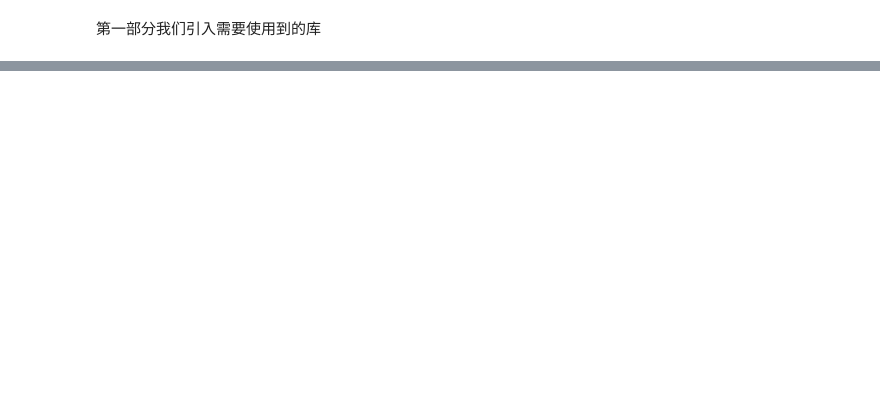
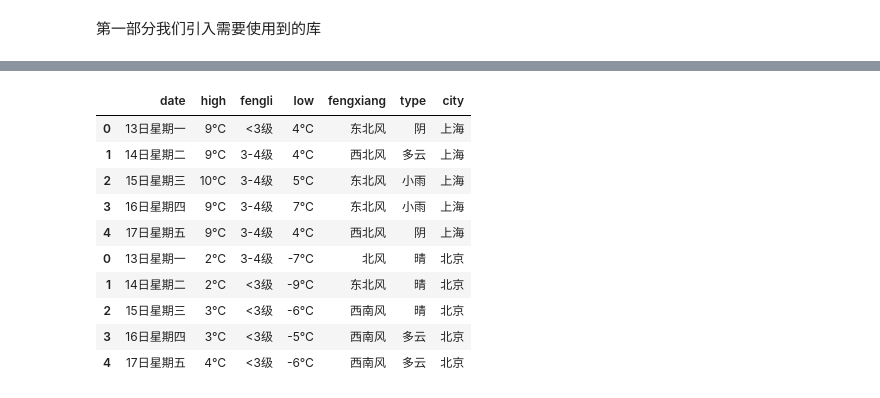
Before and after one commit to snowhyzhang/ml-landing, a Jupyter notebook: Chp 1 - data_source.ipynb, the cells around one changed output, grey strips where cells are left out. Drawn from its saved outputs; the diff is of its cells as text; code cells hidden in the pictures; blank space fills up the shorter version.

```diff
--- a/Chp 1 - data_source.ipynb
+++ b/Chp 1 - data_source.ipynb
@@ -254,0 +317,27 @@ get_city_forecast('上海')
+# %%
+def get_city_forecasts(city_list):
+    """
+    获取列表中城市的天气预报
+    :param city: 城市列表
+    :return: 天气预报
+    """
+    df_list = []
+    for city in city_list:
+        df = get_city_forecast(city)
+        df_list.append(df)
+
+    return pd.concat(df_list)
+# %%
+get_city_forecasts(['上海', '北京'])
+# %% [output]
+|  | date | high | fengli | low | fengxiang | type | city |
+| 0 | 13日星期一 | 9℃ | <3级 | 4℃ | 东北风 | 阴 | 上海 |
+| 1 | 14日星期二 | 9℃ | 3-4级 | 4℃ | 西北风 | 多云 | 上海 |
+| 2 | 15日星期三 | 10℃ | 3-4级 | 5℃ | 东北风 | 小雨 | 上海 |
+| 3 | 16日星期四 | 9℃ | 3-4级 | 7℃ | 东北风 | 小雨 | 上海 |
+| 4 | 17日星期五 | 9℃ | 3-4级 | 4℃ | 西北风 | 阴 | 上海 |
+| 0 | 13日星期一 | 2℃ | 3-4级 | -7℃ | 北风 | 晴 | 北京 |
+| 1 | 14日星期二 | 2℃ | <3级 | -9℃ | 东北风 | 晴 | 北京 |
+| 2 | 15日星期三 | 3℃ | <3级 | -6℃ | 西南风 | 晴 | 北京 |
+| 3 | 16日星期四 | 3℃ | <3级 | -5℃ | 西南风 | 多云 | 北京 |
+| 4 | 17日星期五 | 4℃ | <3级 | -6℃ | 西南风 | 多云 | 北京 |
```
Also changed, not shown: parts of 45 cells of this notebook, 6 other files.
